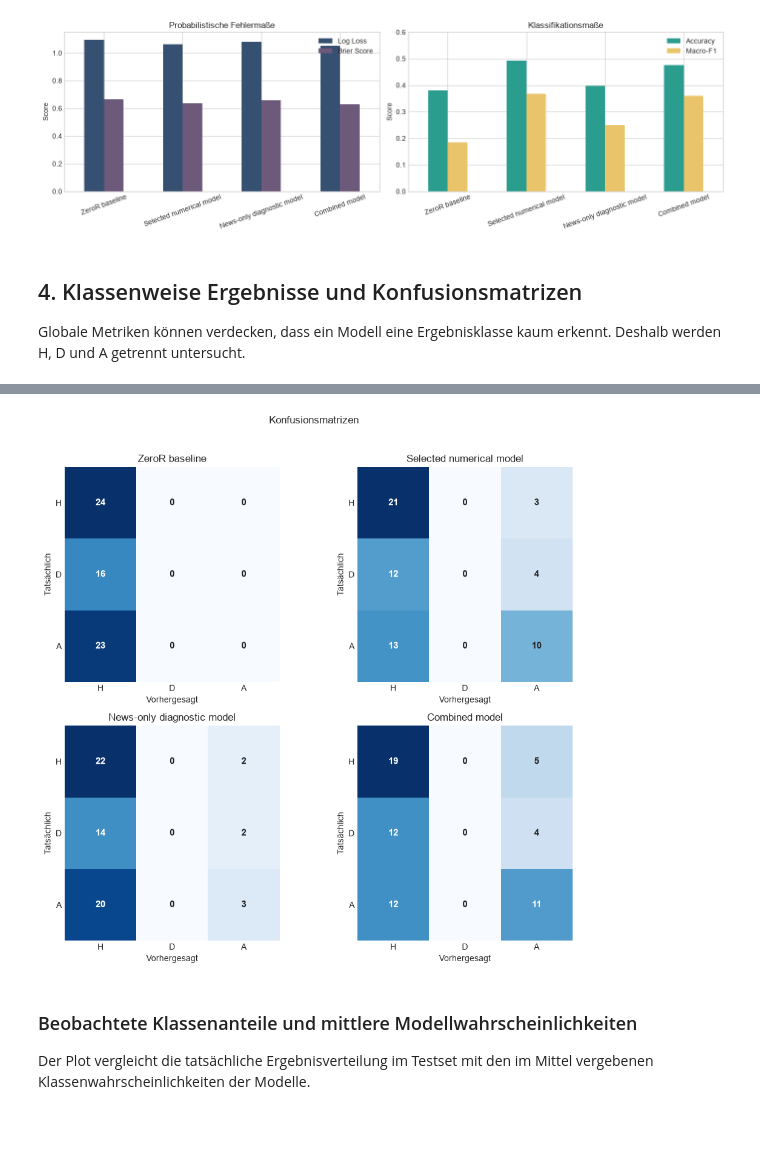
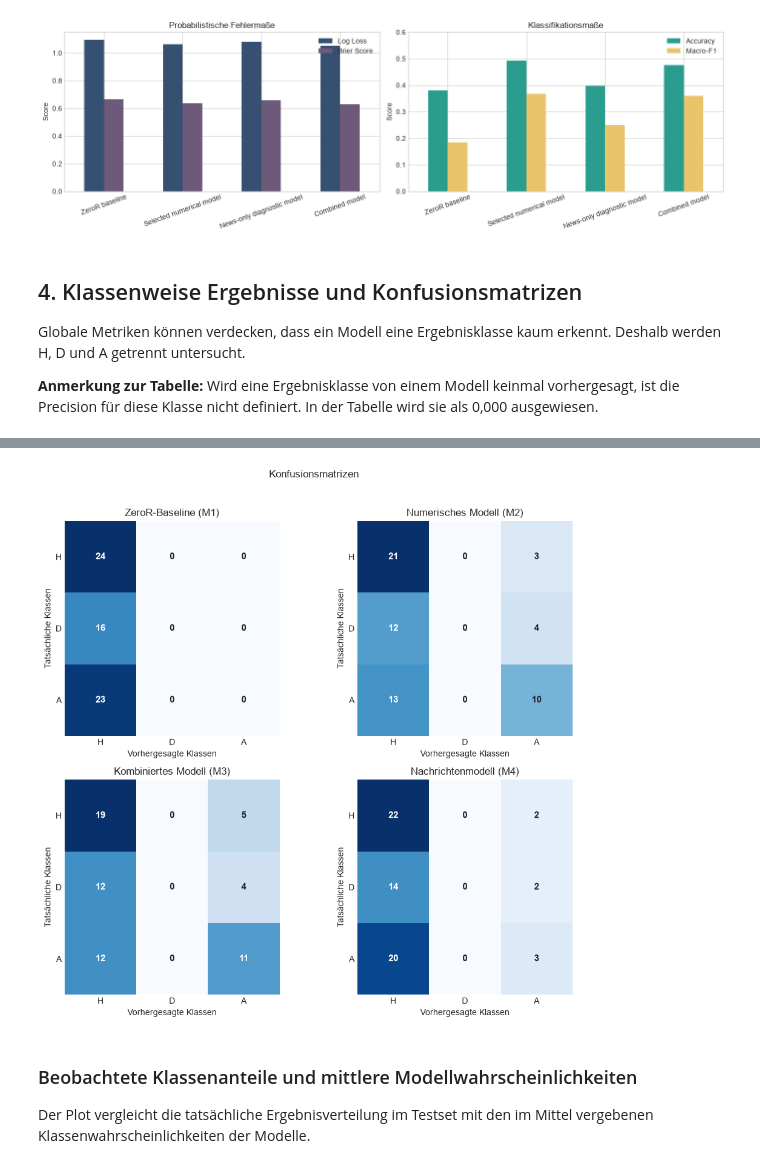
Before and after one commit to JacquesBurot/bundesliga-news-prediction, a Jupyter notebook: notebooks/01_model_comparison.ipynb, the cells around one changed output, grey strips where cells are left out. Drawn from its saved outputs; the diff is of its cells as text; code cells hidden in the pictures; blank space fills up the shorter version.

Commit message:
Refine model comparison tests and labels

```diff
--- a/notebooks/01_model_comparison.ipynb
+++ b/notebooks/01_model_comparison.ipynb
@@ -246,6 +246,8 @@ plt.show()
 ## 4. Klassenweise Ergebnisse und Konfusionsmatrizen
 
 Globale Metriken können verdecken, dass ein Modell eine Ergebnisklasse kaum erkennt. Deshalb werden H, D und A getrennt untersucht.
+
+**Anmerkung zur Tabelle:** Wird eine Ergebnisklasse von einem Modell keinmal vorhergesagt, ist die Precision für diese Klasse nicht definiert. In der Tabelle wird sie als 0,000 ausgewiesen.
 # %%
 class_rows = []
 for model_name, frame in predictions.items():
@@ -287,45 +289,53 @@ display(class_metrics)
 |  | D | 16 | 0 | 0.000 | 0.000 | 0.000 | 1.500 | ... |
 |  | A | 23 | 20 | 0.550 | 0.478 | 0.512 | 1.135 | ... |
 # %%
+confusion_model_labels = {
+    "ZeroR baseline": "ZeroR-Baseline (M1)",
+    "Selected numerical model": "Numerisches Modell (M2)",
+    "Combined model": "Kombiniertes Modell (M3)",
+    "News-only diagnostic model": "Nachrichtenmodell (M4)",
+}
+
 fig, axes = plt.subplots(2, 2, figsize=(10, 9))
-for axis, (model_name, frame) in zip(axes.flat, predictions.items(), strict=True):
+for axis, (model_name, model_label) in zip(axes.flat, confusion_model_labels.items(), strict=True):
+    frame = predictions[model_name]
     matrix = confusion_matrix(frame["actual_result"], frame["predicted_result"], labels=CLASSES)
     axis.imshow(
         matrix,
         cmap="Blues",
         vmin=0,
         vmax=max(1, matrix.max()),
         interpolation="nearest",
     )
     contrast_threshold = matrix.max() / 2
     for row_index in range(len(CLASSES)):
         for column_index in range(len(CLASSES)):
             value = matrix[row_index, column_index]
             text_color = "white" if value > contrast_threshold else "#222222"
             axis.text(
                 column_index,
                 row_index,
                 value,
                 ha="center",
                 va="center",
                 color=text_color,
                 fontsize=11,
                 fontweight="bold",
             )
     axis.set_xticks(range(len(CLASSES)), CLASSES)
     axis.set_yticks(range(len(CLASSES)), CLASSES)
-    axis.set_xlabel("Vorhergesagt")
-    axis.set_ylabel("Tatsächlich")
-    axis.set_title(model_name)
+    axis.set_xlabel("Vorhergesagte Klassen")
+    axis.set_ylabel("Tatsächliche Klassen")
+    axis.set_title(model_label)
     axis.grid(False)
     axis.tick_params(axis="both", which="both", length=0)
     for spine in axis.spines.values():
         spine.set_visible(False)
 fig.suptitle("Konfusionsmatrizen", y=1.02)
 fig.tight_layout()
 plt.show()
 # %% [output]
-[figure, old version]
+[figure, new version]
 # %% [markdown]
 ### Beobachtete Klassenanteile und mittlere Modellwahrscheinlichkeiten
 
```
Also changed, not shown: parts of 6 cells of this notebook.
